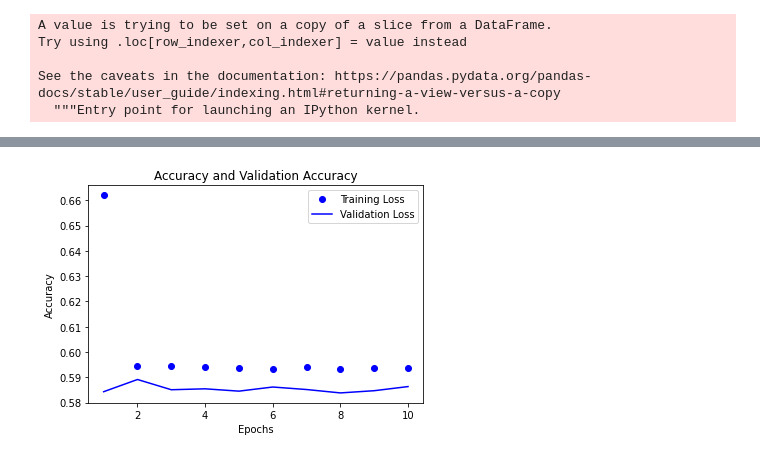
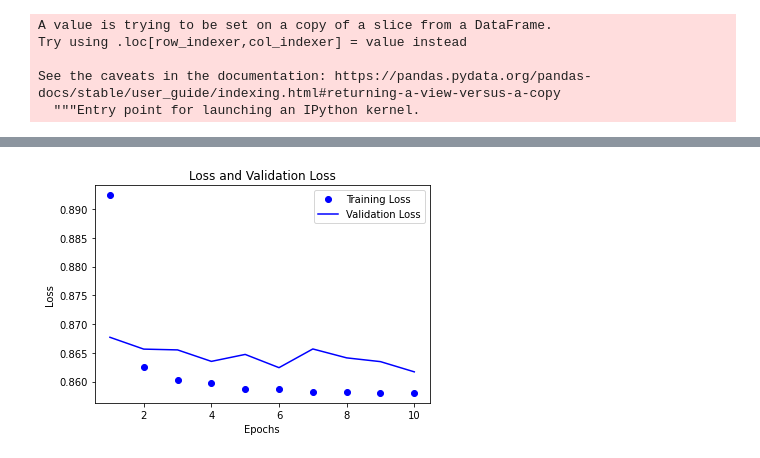
Before and after one commit to hudsonbat/Data-205, a Jupyter notebook: MCCrime_NN.ipynb, the cells around one changed output, grey strips where cells are left out. Drawn from its saved outputs; the diff is of its cells as text; code cells hidden in the pictures.

```diff
--- a/MCCrime_NN.ipynb
+++ b/MCCrime_NN.ipynb
@@ -161,0 +174,6 @@ model.compile(optimizer='adam',
+# %%
+from sklearn.model_selection import RandomizedSearchCV, KFold
+
+grid = RandomizedSearchCV(estimator=model, cv=KFold(3), param_distributions=param_grid, n_iter=3, n_jobs=-1)
+# %%
+grid_result = grid.fit(x_train, y_train)
@@ -161,0 +191,3 @@ model.compile(optimizer='adam',
+# %%
+print(grid_result.best_params_)
+best_model = grid_result.best_estimator_
@@ -172,4 +206,4 @@ len(x_test)
 # %%
-history = model.fit([x_train],y, batch_size=128, verbose=1, validation_split=0.25,shuffle=True, epochs=10)
+history = best_model.fit([x_train],y, batch_size=128, verbose=1, validation_split=0.25,shuffle=True, epochs=10)
 # %% [output]
 Epoch 1/10
@@ -215,15 +253,15 @@ plt.show()
 # %%
 plt.clf()
 
 plt.plot(epochs, loss,'bo', label='Training Loss')
 plt.plot(epochs, val_loss, 'b', label='Validation Loss')
 plt.xlabel('Epochs')
-plt.ylabel('Accuracy')
+plt.ylabel('Loss')
 plt.legend()
-plt.title('Accuracy and Validation Accuracy')
+plt.title('Loss and Validation Loss')
 plt.show()
 # %% [output]
-[figure, old version]
+[figure, new version]
 # %%
 predictions[:,1]
 # %% [output]
```
Also changed, not shown: parts of 29 cells of this notebook.
